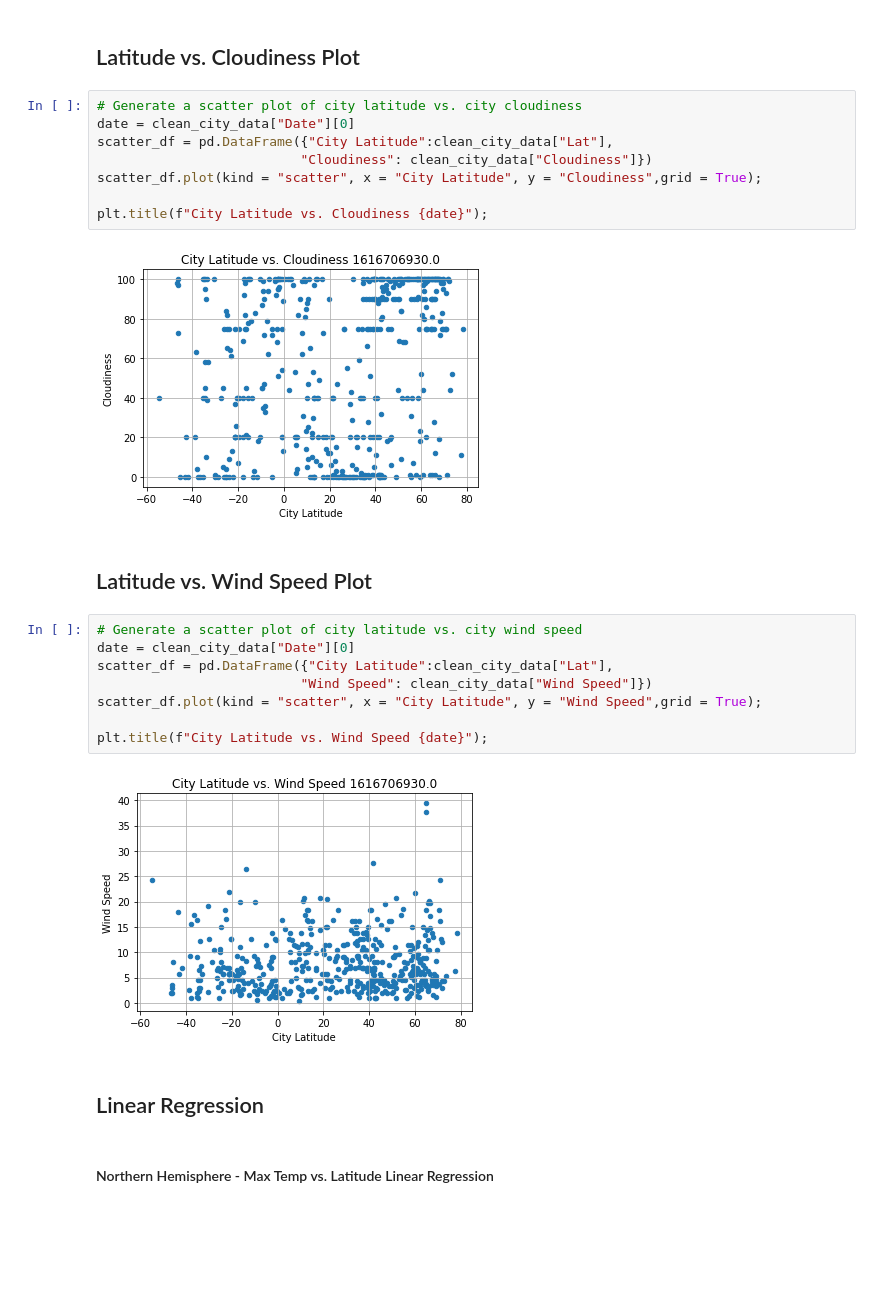
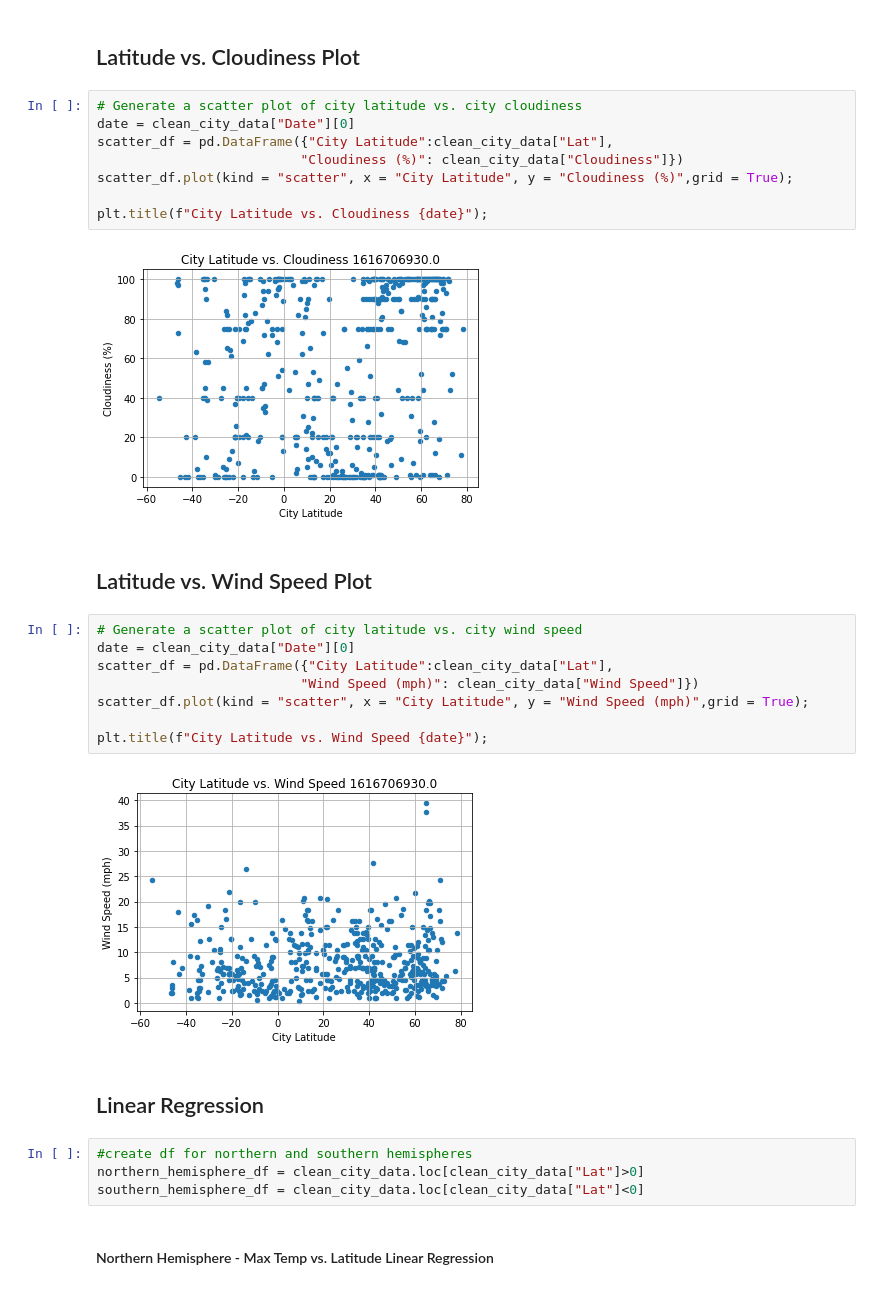
Before and after one commit to sieiden/python_api_challenge, a Jupyter notebook: WeatherPy .ipynb, the cells around one changed output. Drawn from its saved outputs; the diff is of its cells as text; blank space fills up the shorter version.

```diff
--- a/WeatherPy .ipynb
+++ b/WeatherPy .ipynb
@@ -220,25 +222,29 @@ plt.title(f"City Latitude vs. Humidity {date}");
 # Generate a scatter plot of city latitude vs. city cloudiness
 date = clean_city_data["Date"][0]
 scatter_df = pd.DataFrame({"City Latitude":clean_city_data["Lat"],
-                          "Cloudiness": clean_city_data["Cloudiness"]})
-scatter_df.plot(kind = "scatter", x = "City Latitude", y = "Cloudiness",grid = True);
+                          "Cloudiness (%)": clean_city_data["Cloudiness"]})
+scatter_df.plot(kind = "scatter", x = "City Latitude", y = "Cloudiness (%)",grid = True);
 
 plt.title(f"City Latitude vs. Cloudiness {date}");
 # %% [output]
-[figure, old version]
+[figure, new version]
 # %% [markdown]
 ## Latitude vs. Wind Speed Plot
 # %%
 # Generate a scatter plot of city latitude vs. city wind speed
 date = clean_city_data["Date"][0]
 scatter_df = pd.DataFrame({"City Latitude":clean_city_data["Lat"],
-                          "Wind Speed": clean_city_data["Wind Speed"]})
-scatter_df.plot(kind = "scatter", x = "City Latitude", y = "Wind Speed",grid = True);
+                          "Wind Speed (mph)": clean_city_data["Wind Speed"]})
+scatter_df.plot(kind = "scatter", x = "City Latitude", y = "Wind Speed (mph)",grid = True);
 
 plt.title(f"City Latitude vs. Wind Speed {date}");
 # %% [output]
-[figure, old version]
+[figure, new version]
 # %% [markdown]
 ## Linear Regression
+# %%
+#create df for northern and southern hemispheres
+northern_hemisphere_df = clean_city_data.loc[clean_city_data["Lat"]>0]
+southern_hemisphere_df = clean_city_data.loc[clean_city_data["Lat"]<0]
 # %% [markdown]
 ####  Northern Hemisphere - Max Temp vs. Latitude Linear Regression
```
Also changed, not shown: parts of 18 cells of this notebook.
